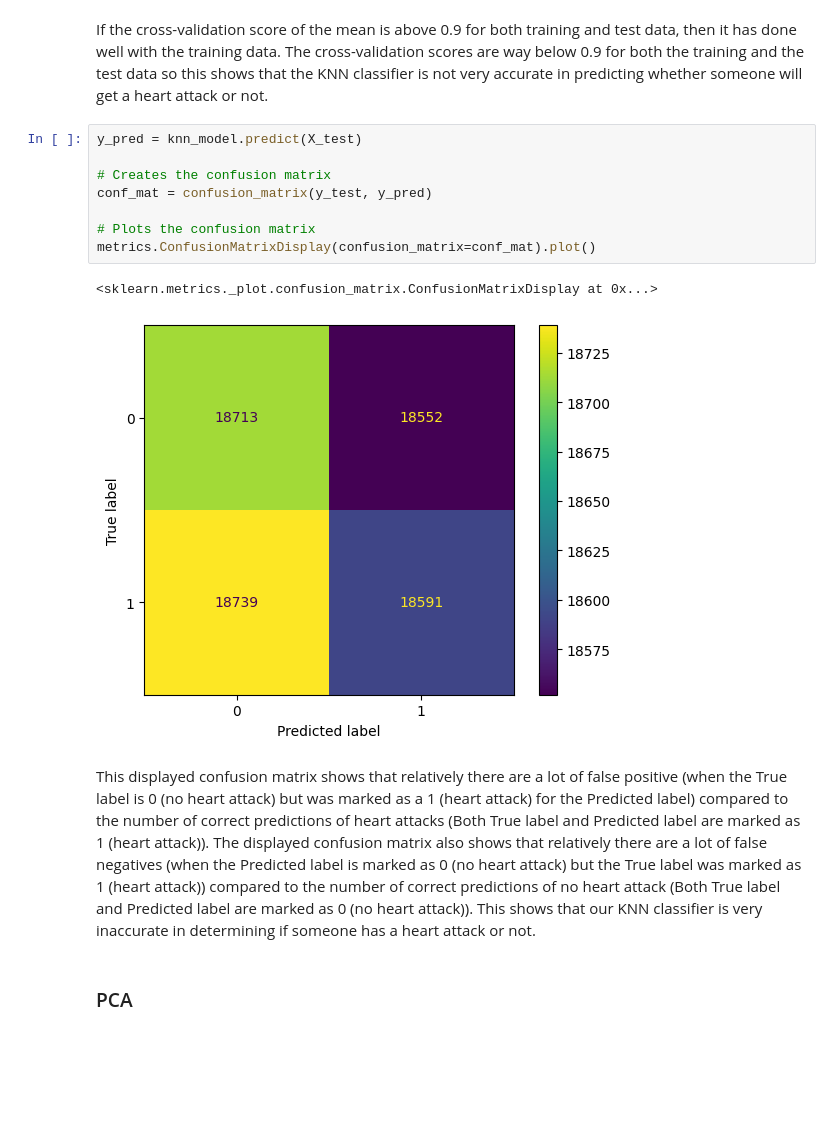
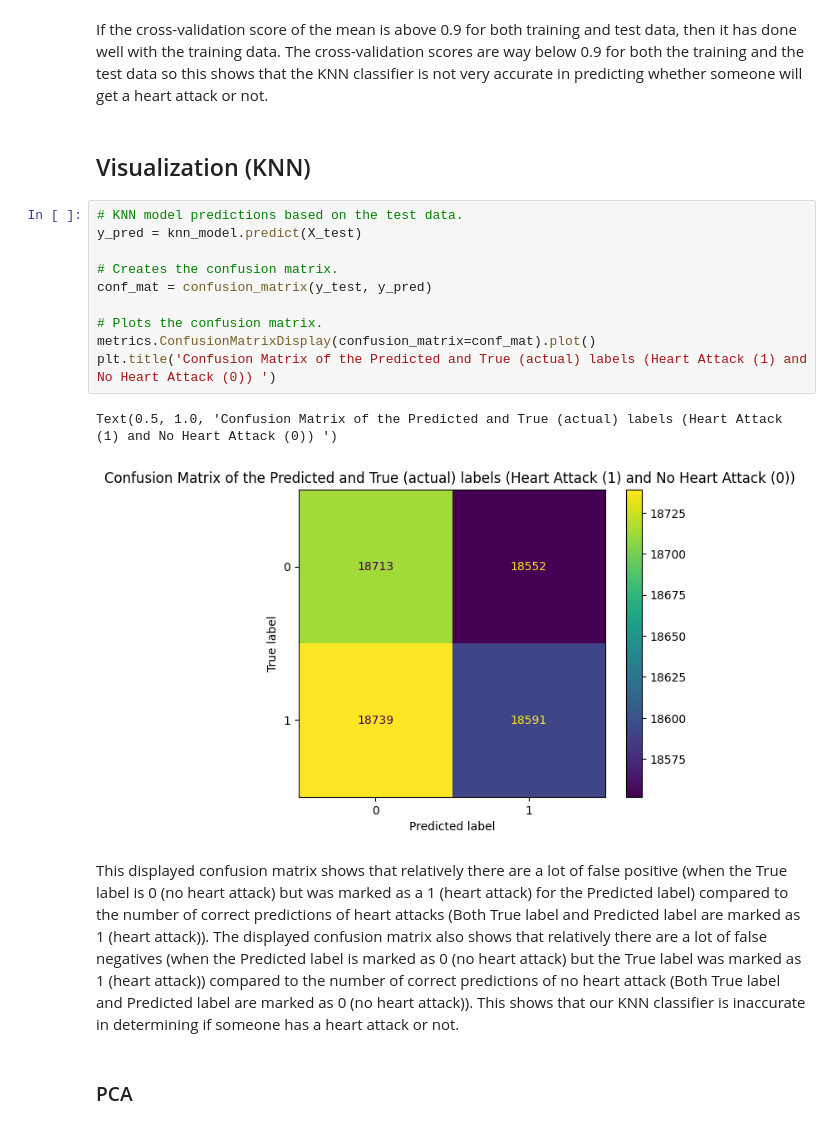
Before and after one commit to kchen3490/cmsc320-final, a Jupyter notebook: notebook.ipynb, the cells around one changed output. Drawn from its saved outputs; the diff is of its cells as text; blank space fills up the shorter version.

```diff
--- a/notebook.ipynb
+++ b/notebook.ipynb
@@ -428,19 +431,23 @@ Standard deviation: 0.0015993877393331117
 'Kai will not get a heart attack'
 # %% [markdown]
 If the cross-validation score of the mean is above 0.9 for both training and test data, then it has done well with the training data. The cross-validation scores are way below 0.9 for both the training and the test data so this shows that the KNN classifier is not very accurate in predicting whether someone will get a heart attack or not.
+# %% [markdown]
+## Visualization (KNN)
 # %%
+# KNN model predictions based on the test data.
 y_pred = knn_model.predict(X_test)
 
-# Creates the confusion matrix
+# Creates the confusion matrix.
 conf_mat = confusion_matrix(y_test, y_pred)
 
-# Plots the confusion matrix
+# Plots the confusion matrix.
 metrics.ConfusionMatrixDisplay(confusion_matrix=conf_mat).plot()
+plt.title('Confusion Matrix of the Predicted and True (actual) labels (Heart Attack (1) and No Heart Attack (0)) ')
 # %% [output]
-<sklearn.metrics._plot.confusion_matrix.ConfusionMatrixDisplay at 0x...>
+Text(0.5, 1.0, 'Confusion Matrix of the Predicted and True (actual) labels (Heart Attack (1) and No Heart Attack (0)) ')
-[figure, old version]
+[figure, new version]
 # %% [markdown]
-This displayed confusion matrix shows that relatively there are a lot of false positive (when the True label is 0 (no heart attack) but was marked as a 1 (heart attack) for the Predicted label) compared to the number of correct predictions of heart attacks (Both True label and Predicted label are marked as 1 (heart attack)). The displayed confusion matrix also shows that relatively there are a lot of false negatives (when the Predicted label is marked as 0 (no heart attack) but the True label was marked as 1 (heart attack)) compared to the number of correct predictions of no heart attack (Both True label and Predicted label are marked as 0 (no heart attack)). This shows that our KNN classifier is very inaccurate in determining if someone has a heart attack or not.
+This displayed confusion matrix shows that relatively there are a lot of false positive (when the True label is 0 (no heart attack) but was marked as a 1 (heart attack) for the Predicted label) compared to the number of correct predictions of heart attacks (Both True label and Predicted label are marked as 1 (heart attack)). The displayed confusion matrix also shows that relatively there are a lot of false negatives (when the Predicted label is marked as 0 (no heart attack) but the True label was marked as 1 (heart attack)) compared to the number of correct predictions of no heart attack (Both True label and Predicted label are marked as 0 (no heart attack)). This shows that our KNN classifier is inaccurate in determining if someone has a heart attack or not.
 # %% [markdown]
 ### PCA
 # %% [markdown]
```
Also changed, not shown: parts of 27 cells of this notebook.
